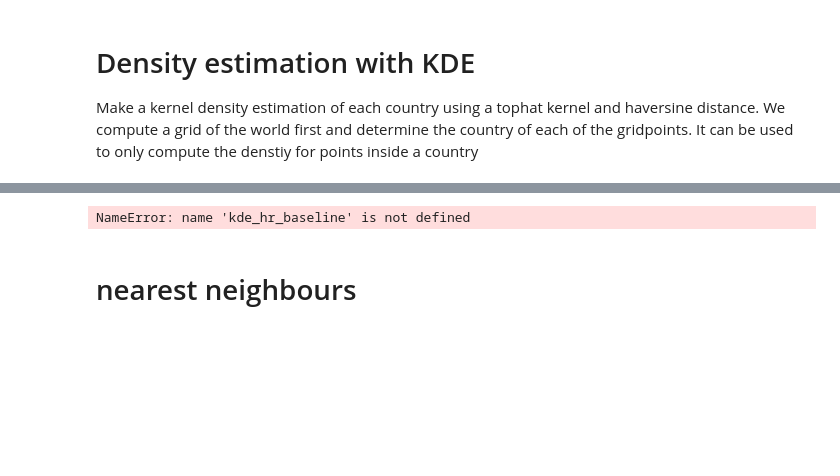
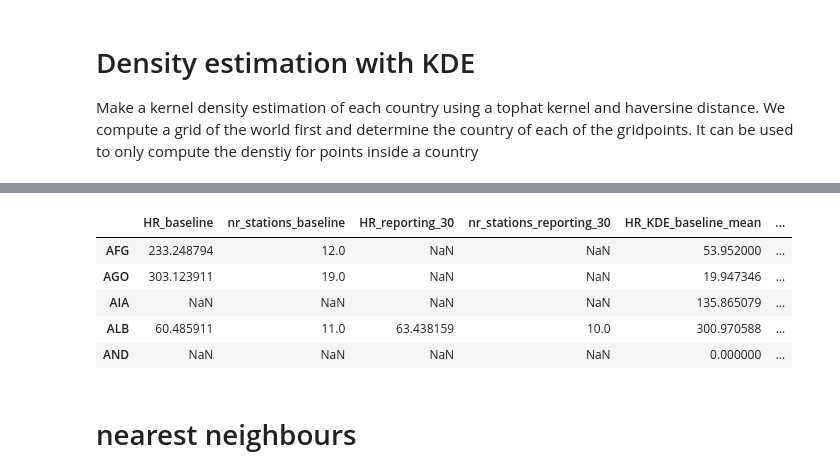
Before and after one commit to kurt-hectic/wmo-notebooks, a Jupyter notebook: GBON HR definitions.ipynb, the cells around one changed output, grey strips where cells are left out. Drawn from its saved outputs; the diff is of its cells as text; code cells hidden in the pictures; blank space fills up the shorter version.

```diff
--- a/GBON HR definitions.ipynb
+++ b/GBON HR definitions.ipynb
@@ -419,15 +419,21 @@ xy,gdf_grid,X,Y=construct_global_grid(gdf_world_area,gdf_eez)
 def compute_density(stations,grid,xy,X,Y,iso3,plot=True):
 
     stations=stations[stations.country_id==iso3]
-    print("len stations: {}, len grid: {} len xy: {}".format(len(stations),len(grid),len(xy)))
+    #print("len stations: {}, len grid: {} len xy: {}".format(len(stations),len(grid),len(xy)))
 
-    if len(stations)==0:
+    country_mask = grid.POL_C_CODE==iso3
+
+    if len(stations)==0 :
         ret = np.zeros(1)
+        print("zero stations in",iso3)
+        return ret , ret==0
+    if country_mask.sum()==0:
+        ret = np.zeros(1)
+        print("no country mask for",iso3)
         return ret , ret==0
 
     latlong=np.vstack([stations.geometry.y,stations.geometry.x]).T
 
-    country_mask = grid.POL_C_CODE==iso3
     xy = np.radians(xy[country_mask] ) # apply land mask
 
     # distance as measured by haversine. Multiply by 6371000/1000 to get distaince in km
@@ -484,4 +490,4 @@ def compute_density(stations,grid,xy,X,Y,iso3,plot=True):
 
     return Z,country_mask
 
-density,mask = compute_density(gdf_baseline,gdf_grid,xy,X,Y,"ISL",plot=True)
+#density,mask = compute_density(gdf_baseline,gdf_grid,xy,X,Y,"AUS",plot=True)
@@ -495,18 +498,19 @@ def compute_HR_KDE(stations):
 
         density,mask = compute_density(gdf_baseline,gdf_grid,xy,X,Y,country_id,plot=False)
 
-        density = density.ravel()[mask]
+        density = density.ravel()
+        density = density[mask]
 
-        std_nrml_den = (density / density.max()).std()
+        std_nrml_den = 0 if density.sum()==0 else  (density / density.max()).std()
         std_den = density.std()
         mean_den = density.mean()
 
+        res[country_id] = {"mean":mean_den,"std":std_den, "std_normalized":std_nrml_den}
+        #print(res[country_id])
 
-        res[country_id] = {"mean":mean_den,"std":std_den, "std_normalized":std_nrml_den}
-
-    return pd.DataFrame.from_dict(res,orient=="index")
+    return pd.DataFrame.from_dict(res,orient="index")
 
 kde_hr_baseline = compute_HR_KDE(baseline_stations)
-#kde_hr_reporting_30 = compute_HR_KDE(reporting_stations_30)
+kde_hr_reporting_30 = compute_HR_KDE(reporting_stations_30)
 #kde_hr_reporting_80 = compute_HR_KDE(reporting_stations_80)
 # %% [output]
@@ -648,9 +534,7 @@ NameError: name 'orient' is not defined
 # %%
-tmp=pd.concat([kde_hr_baseline,kde_hr_reporting_30,kde_hr_reporting_80],axis=1)
+tmp=pd.concat([kde_hr_baseline,kde_hr_reporting_30],axis=1)
 
-newcols = [ "HR_NN_{}_{}".format(c,b) for c in ["baseline","reporting_30","reporting_80"] for b in ["mean","std","std_normalized"] ]
+newcols = [ "HR_KDE_{}_{}".format(c,b) for c in ["baseline","reporting_30"] for b in ["mean","std","std_normalized"] ]
 tmp.columns = newcols
 
 df_analysis=df_analysis.join(tmp)
-# %% [output]
-NameError: name 'kde_hr_baseline' is not defined
@@ -659,3 +541,12 @@ print("std {:0.2f} mean {:0.2f} normalized std {:0.2f}".format(std_den,mean_den,
+# %%
+df_analysis.head()
+# %% [output]
+|  | HR_baseline | nr_stations_baseline | HR_reporting_30 | nr_stations_reporting_30 | HR_KDE_baseline_mean | ... |
+| AFG | 233.248794 | 12.0 | NaN | NaN | 53.952000 | ... |
+| AGO | 303.123911 | 19.0 | NaN | NaN | 19.947346 | ... |
+| AIA | NaN | NaN | NaN | NaN | 135.865079 | ... |
+| ALB | 60.485911 | 11.0 | 63.438159 | 10.0 | 300.970588 | ... |
+| AND | NaN | NaN | NaN | NaN | 0.000000 | ... |
 # %% [markdown]
 # nearest neighbours
 # %%
```
Also changed, not shown: parts of 17 cells of this notebook, 2 other files.
